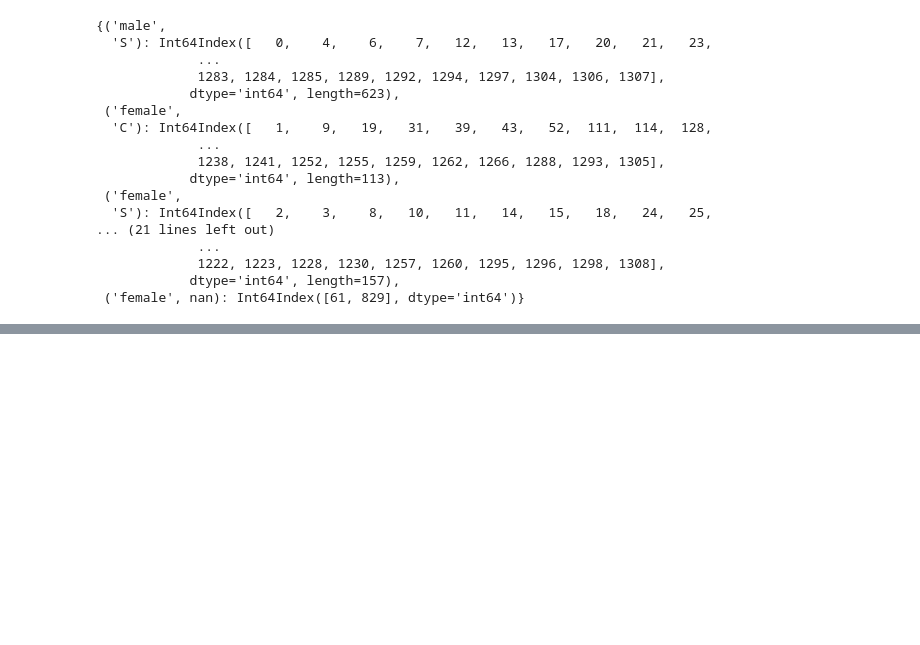
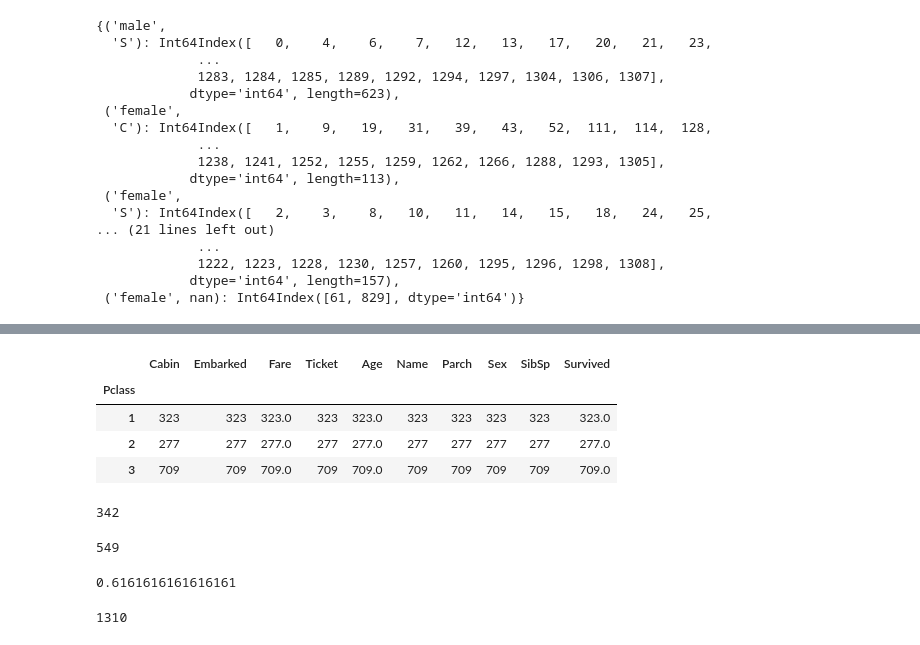
Before and after one commit to TrainingByPackt/Applied-Supervised-Learning-with-Python, a Jupyter notebook: Chapter 1 - Machine Learning Toolkit/Pandas.ipynb, the cells around one changed output, grey strips where cells are left out. Cells and saved outputs as stored; diff of their text form; code cells hidden in the pictures; blank space fills up the shorter version.

```diff
--- a/Chapter 1 - Machine Learning Toolkit/Pandas.ipynb
+++ b/Chapter 1 - Machine Learning Toolkit/Pandas.ipynb
@@ -539,0 +630,24 @@ age_embarked_grouped.groups
+# %%
+df.groupby('Pclass').aggregate(lambda  x  : len(x))
+# %% [output]
+|  | Cabin | Embarked | Fare | Ticket | Age | Name | Parch | Sex | SibSp | Survived |
+| Pclass |  |  |  |  |  |  |  |  |  |  |
+| 1 | 323 | 323 | 323.0 | 323 | 323.0 | 323 | 323 | 323 | 323 | 323.0 |
+| 2 | 277 | 277 | 277.0 | 277 | 277.0 | 277 | 277 | 277 | 277 | 277.0 |
+| 3 | 709 | 709 | 709.0 | 709 | 709.0 | 709 | 709 | 709 | 709 | 709.0 |
+# %%
+len(df.loc[df.Survived == 1])
+# %% [output]
+342
+# %%
+len(df.loc[df.Survived == 0])
+# %% [output]
+549
+# %%
+549/(342+549)
+# %% [output]
+0.6161616161616161
+# %%
+len(df.append(df.iloc[-1]))
+# %% [output]
+1310
```
Also changed, not shown: parts of 25 cells of this notebook.
